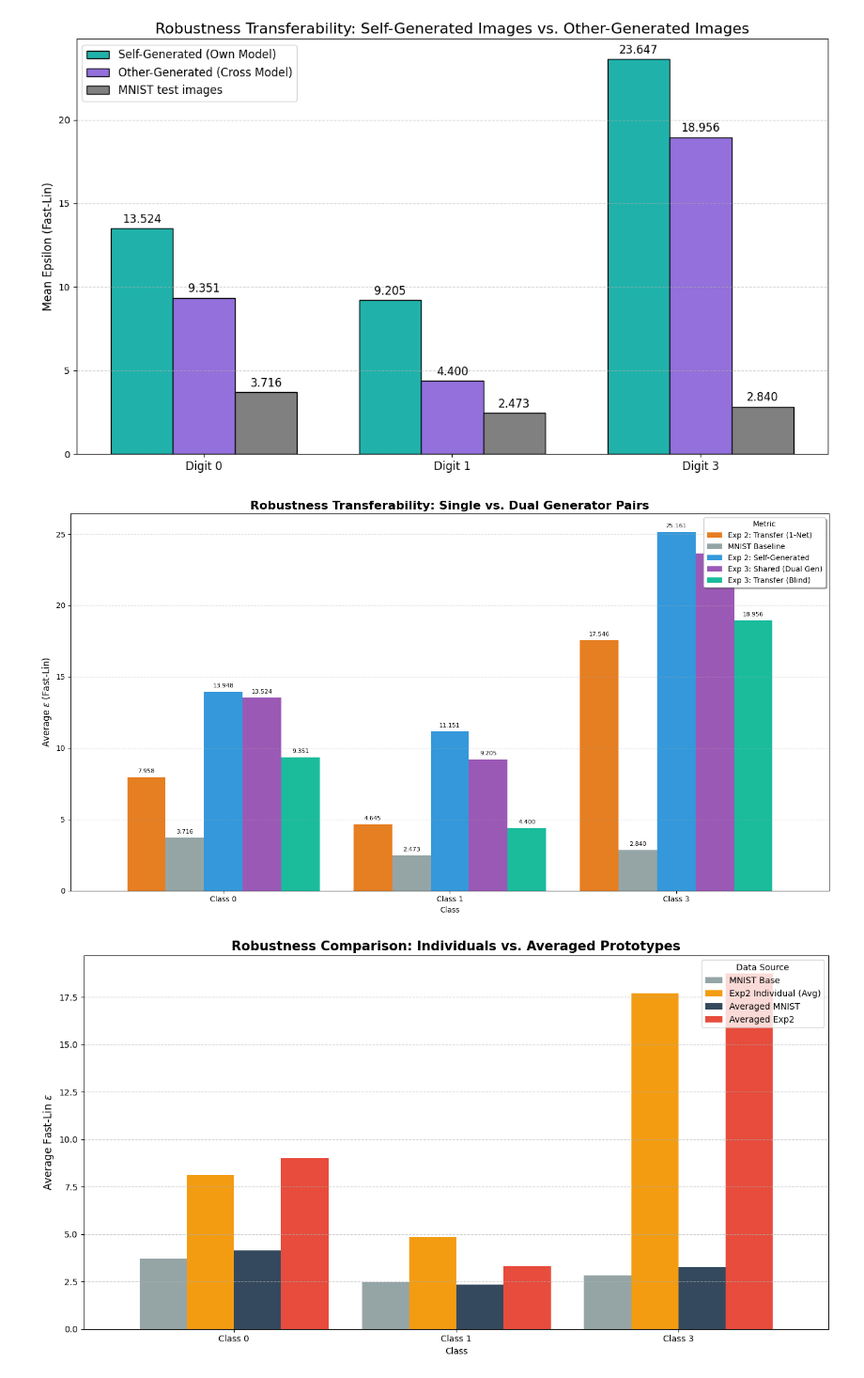
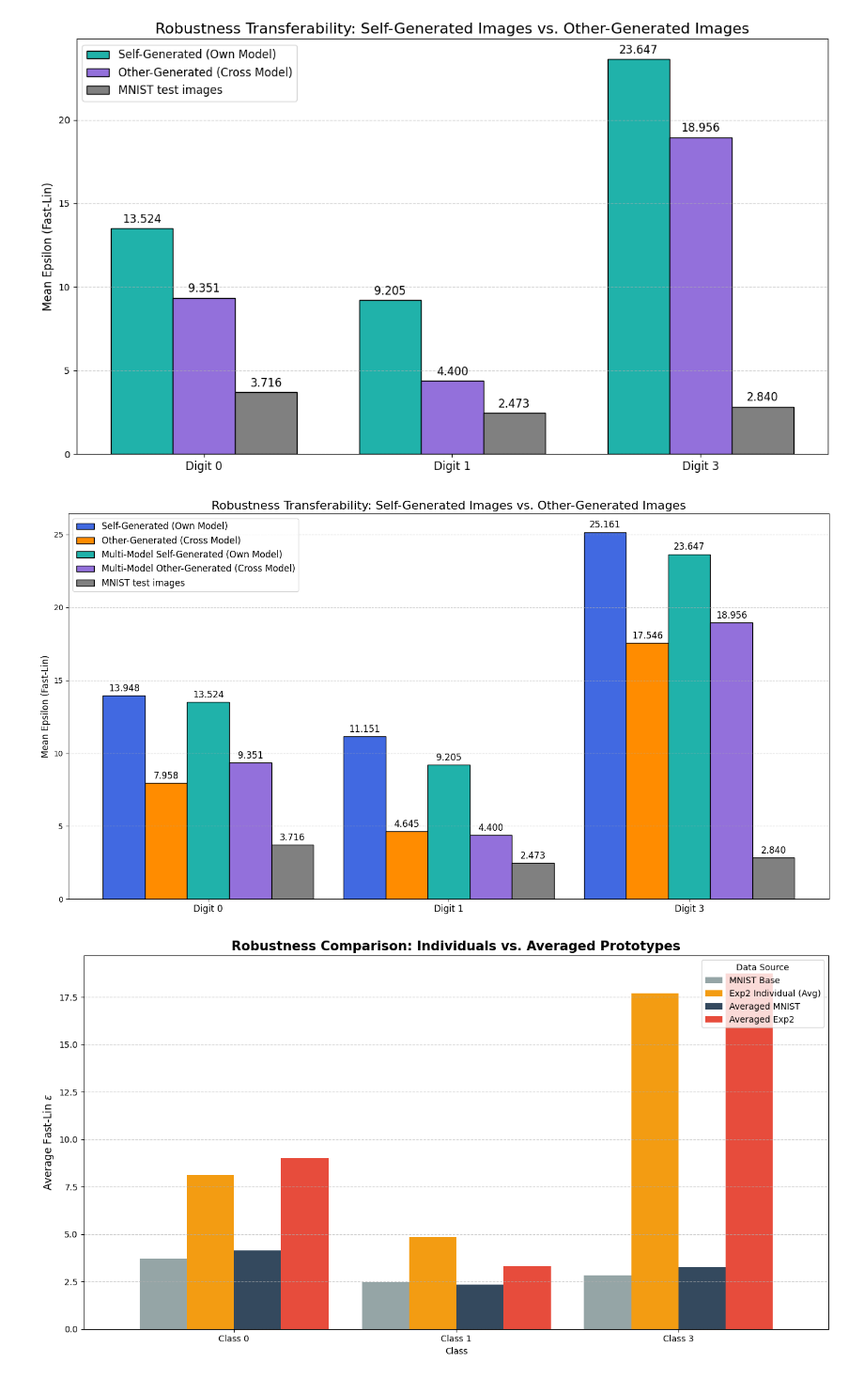
Before and after one commit to landbu/Kex, a Jupyter notebook: experiment3.ipynb, the cells around one changed output. Shown at 94% size. Cells and saved outputs as stored; diff of their text form; code cells hidden in the pictures.

Commit message:
Fixing multi-model vs singel-model plot

```diff
--- a/experiment3.ipynb
+++ b/experiment3.ipynb
@@ -267,42 +267,81 @@ plt.show()
 
 
 mm_shared_means = df_exp3[df_exp3['is_shared']].groupby('target_class')['fastlin_eps'].mean()
 mm_transfer_means = df_exp3[~df_exp3['is_shared']].groupby('target_class')['fastlin_eps'].mean()
 
 # 5. Prepare Plotting Data
 target_classes = sorted(df_exp3['target_class'].unique())
 plot_data = []
 for c in target_classes:
     plot_data.append({
-        'Class': f"Class {c}",
-        'Exp 2: Transfer (1-Net)': exp2_transfer_means.get(c, 0),    # Leftmost
-        'MNIST Baseline': mnist_means.get(c, 0),                    # 2nd Leftmost
+        'Class': f"Digit {c}",
         'Exp 2: Self-Generated': exp2_self_means.get(c, 0),
-        'Exp 3: Shared (Dual Gen)': mm_shared_means.get(c, 0),
-        'Exp 3: Transfer (Blind)': mm_transfer_means.get(c, 0)
+        'Exp 2: Other-Generated': exp2_transfer_means.get(c, 0),
+        'Exp 3: Self-Generated': mm_shared_means.get(c, 0),
+        'Exp 3: Other-Generated': mm_transfer_means.get(c, 0),
+        'MNIST Baseline': mnist_means.get(c, 0)
     })
 plot_df = pd.DataFrame(plot_data).set_index('Class')
-
+"""
 # 6. Plotting
-colors = ['#e67e22', '#95a5a6', '#3498db', '#9b59b6', '#1abc9c']
+colors = ['royalblue', 'darkorange', 'lightseagreen', 'mediumpurple', 'grey']
 ax = plot_df.plot(kind='bar', figsize=(15, 8), color=colors, width=0.85)
 
-plt.title('Robustness Transferability: Single vs. Dual Generator Pairs', fontsize=16, fontweight='bold')
+plt.title('Robustness Transferability: Single vs. Dual Generator Pairs', fontsize=16)
 plt.ylabel('Average $\epsilon$ (Fast-Lin)', fontsize=12)
 plt.xticks(rotation=0)
 plt.legend(title="Metric", frameon=True, shadow=True, loc='upper right')
 plt.grid(axis='y', linestyle='--', alpha=0.4)
 
 # Add numeric labels to bars
 for p in ax.patches:
     if p.get_height() > 0:
         ax.annotate(f'{p.get_height():.3f}', (p.get_x() + p.get_width() / 2., p.get_height()),
                     ha='center', va='center', xytext=(0, 8), textcoords='offset points', fontsize=8)
 
+"""
+
+# Plotting
+x = np.arange(len(target_classes))
+width = 0.175  # Width of each grouped bar
+
+fig, ax = plt.subplots(figsize=(15, 8))
+
+rects1 = ax.bar(x - 2 * width, plot_df['Exp 2: Self-Generated'], width, label='Single-Model Self-Generated (Own Model)', color='royalblue', edgecolor = "black")
+rects2 = ax.bar(x - width, plot_df['Exp 2: Other-Generated'], width, label='Single-Model Other-Generated (Cross Model)', color='darkorange', edgecolor = "black")
+rects3 = ax.bar(x, plot_df['Exp 3: Self-Generated'], width, label='Multi-Model Self-Generated (Own Model)', color='lightseagreen', edgecolor = "black")
+rects4 = ax.bar(x + width, plot_df['Exp 3: Other-Generated'], width, label='Multi-Model Other-Generated (Cross Model)', color='mediumpurple', edgecolor = "black")
+rects5 = ax.bar(x + 2 * width, plot_df['MNIST Baseline'], width, label='MNIST test images', color='grey', edgecolor = "black")
+
+# Styling
+ax.set_ylabel('Mean Epsilon (Fast-Lin)', fontsize=12)
+ax.set_title('Robustness Transferability: Self-Generated Images vs. Other-Generated Images', fontsize=16)
+ax.set_xticks(x)
+ax.set_xticklabels(plot_df.index, fontsize = 12)
+ax.legend(fontsize='large', loc='upper left')
+ax.grid(axis='y', linestyle='--', alpha=0.6)
+
+# Helper function to add value labels on top of bars
+def autolabel(rects):
+    for rect in rects:
+        height = rect.get_height()
+        if height > 0:
+            ax.annotate(f'{height:.3f}',
+                        xy=(rect.get_x() + rect.get_width() / 2, height),
+                        xytext=(0, 3),  # 3 points vertical offset
+                        textcoords="offset points",
+                        ha='center', va='bottom', fontsize=12)
+
+autolabel(rects1)
+autolabel(rects2)
+autolabel(rects3)
+autolabel(rects4)
+autolabel(rects5)
+
 plt.tight_layout()
 plt.show()
 # %% [output]
-[figure, old version]
+[figure, new version]
 # %%
 # --- Generate Average Samples ---
 avg_images_dir = Path("generated_images/Exp3AvgGeneratedImages/")
```
Also changed, not shown: parts of 1 cell of this notebook, 1 other file.
